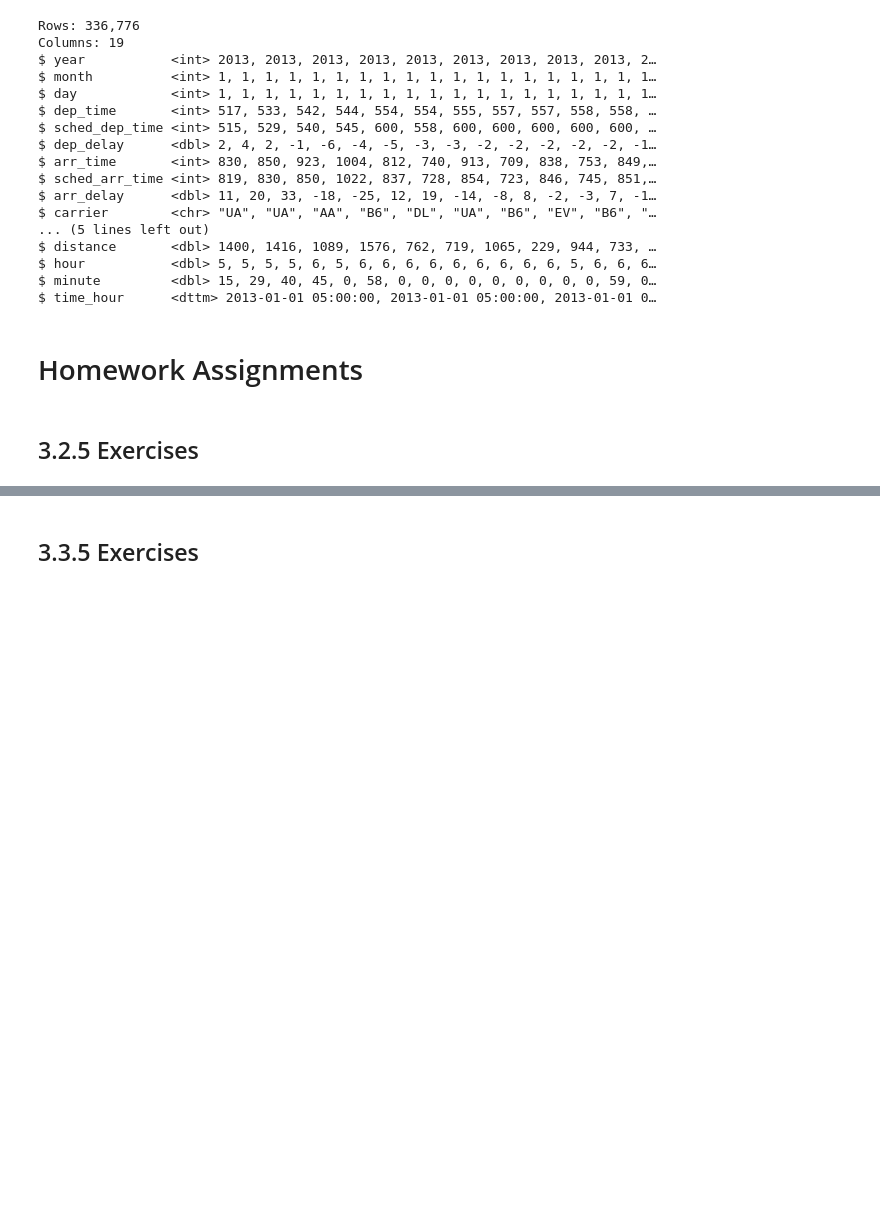
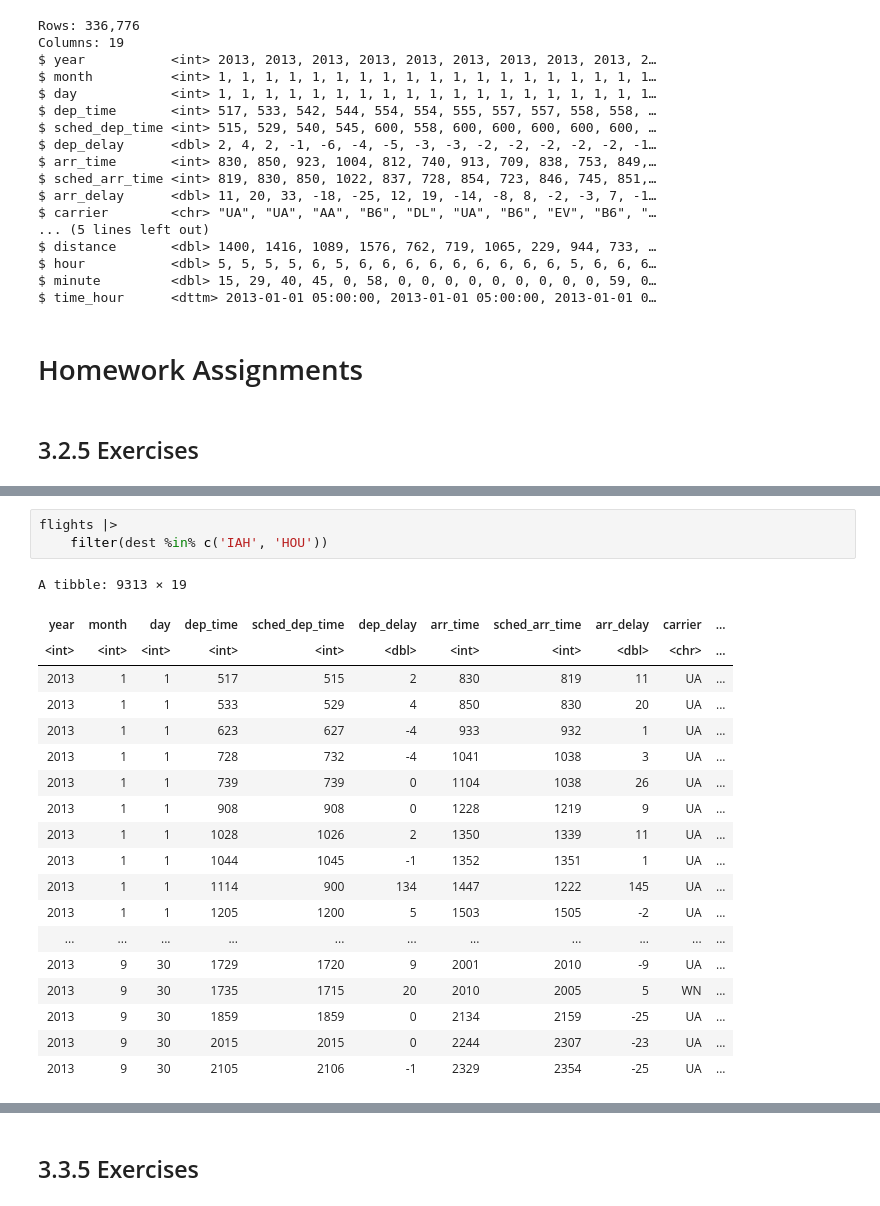
Before and after one commit to swill04/R4DS_exercises, a Jupyter notebook: week2_hw.ipynb, the cells around one changed output, grey strips where cells are left out. Cells and saved outputs as stored; diff of their text form; blank space fills up the shorter version.

```diff
--- a/week2_hw.ipynb
+++ b/week2_hw.ipynb
@@ -76,0 +109,23 @@ $ time_hour      <dttm> 2013-01-01 05:00:00, 2013-01-01 05:00:00, 2013-01-01 0
+# %%
+flights |>
+    filter(dest %in% c('IAH', 'HOU'))
+# %% [output]
+A tibble: 9313 × 19
+| year | month | day | dep_time | sched_dep_time | dep_delay | arr_time | sched_arr_time | arr_delay | carrier | ... |
+| <int> | <int> | <int> | <int> | <int> | <dbl> | <int> | <int> | <dbl> | <chr> | ... |
+| 2013 | 1 | 1 | 517 | 515 | 2 | 830 | 819 | 11 | UA | ... |
+| 2013 | 1 | 1 | 533 | 529 | 4 | 850 | 830 | 20 | UA | ... |
+| 2013 | 1 | 1 | 623 | 627 | -4 | 933 | 932 | 1 | UA | ... |
+| 2013 | 1 | 1 | 728 | 732 | -4 | 1041 | 1038 | 3 | UA | ... |
+| 2013 | 1 | 1 | 739 | 739 | 0 | 1104 | 1038 | 26 | UA | ... |
+| 2013 | 1 | 1 | 908 | 908 | 0 | 1228 | 1219 | 9 | UA | ... |
+| 2013 | 1 | 1 | 1028 | 1026 | 2 | 1350 | 1339 | 11 | UA | ... |
+| 2013 | 1 | 1 | 1044 | 1045 | -1 | 1352 | 1351 | 1 | UA | ... |
+| 2013 | 1 | 1 | 1114 | 900 | 134 | 1447 | 1222 | 145 | UA | ... |
+| 2013 | 1 | 1 | 1205 | 1200 | 5 | 1503 | 1505 | -2 | UA | ... |
+| ... | ... | ... | ... | ... | ... | ... | ... | ... | ... | ... |
+| 2013 | 9 | 30 | 1729 | 1720 | 9 | 2001 | 2010 | -9 | UA | ... |
+| 2013 | 9 | 30 | 1735 | 1715 | 20 | 2010 | 2005 | 5 | WN | ... |
+| 2013 | 9 | 30 | 1859 | 1859 | 0 | 2134 | 2159 | -25 | UA | ... |
+| 2013 | 9 | 30 | 2015 | 2015 | 0 | 2244 | 2307 | -23 | UA | ... |
+| 2013 | 9 | 30 | 2105 | 2106 | -1 | 2329 | 2354 | -25 | UA | ... |
```
Also changed, not shown: parts of 37 cells of this notebook.
